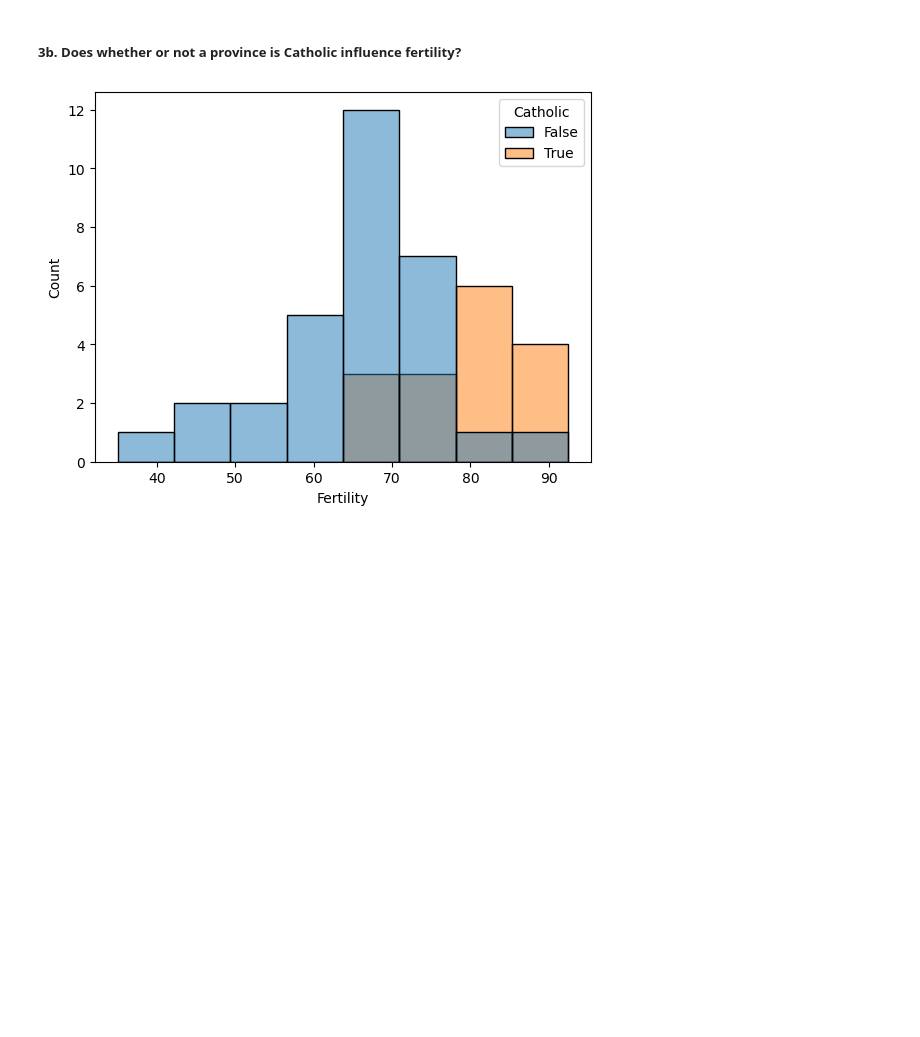
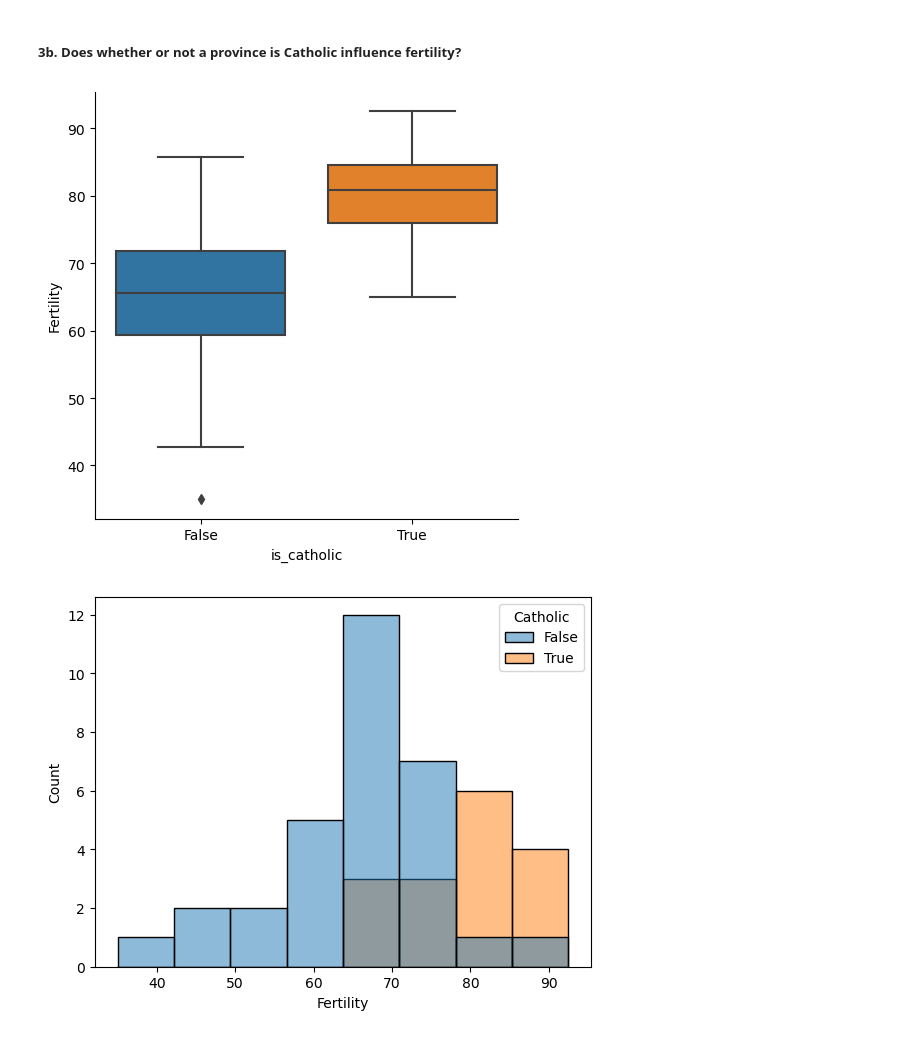
Before and after one commit to Jared-Wood135/numpy-pandas-visualization-exercises, a Jupyter notebook: seaborn_exercises.ipynb, the cells around one changed output. Saved outputs shown, nothing was run; the diff lists cells and outputs as text; code cells hidden in the pictures; blank space fills up the shorter version.

```diff
--- a/seaborn_exercises.ipynb
+++ b/seaborn_exercises.ipynb
@@ -122,9 +124,18 @@ swiss.sample()
 # %% [markdown]
 ##### 3a. Create an attribute named is_catholic that holds a boolean value of whether or not the province is Catholic. (Choose a cutoff point for what constitutes catholic)
 # %%
-is_catholic = swiss.Catholic >= 80
+swiss['is_catholic'] = swiss.Catholic >= 80
 # %% [markdown]
 ##### 3b. Does whether or not a province is Catholic influence fertility?
+# %%
+sns.catplot(
+data=swiss,
+x='is_catholic',
+y='Fertility',
+kind='box')
+plt.show()
+# %% [output]
+[figure, added]
 # %%
 sns.histplot(
 data=swiss,
```
Also changed, not shown: parts of 48 cells of this notebook.
